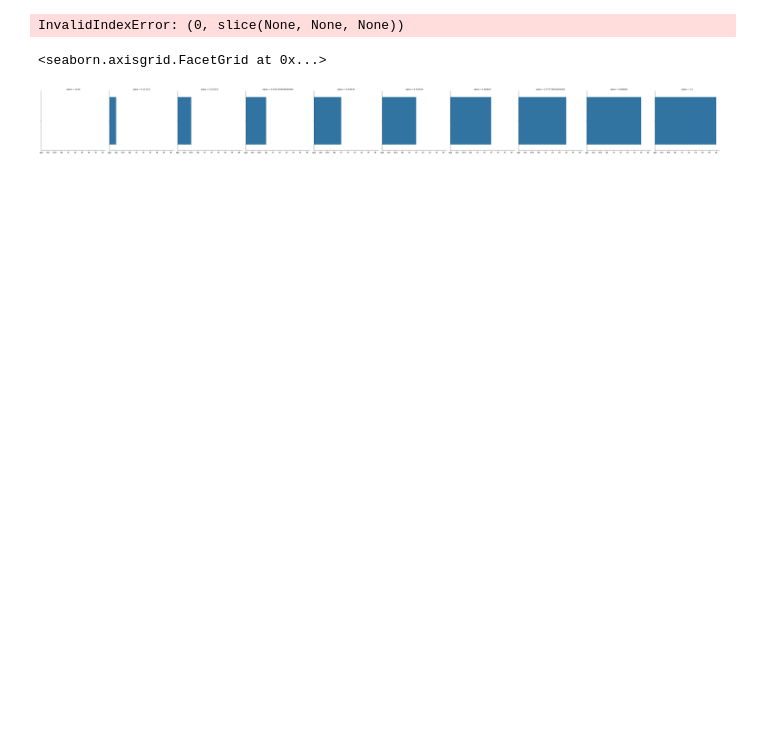
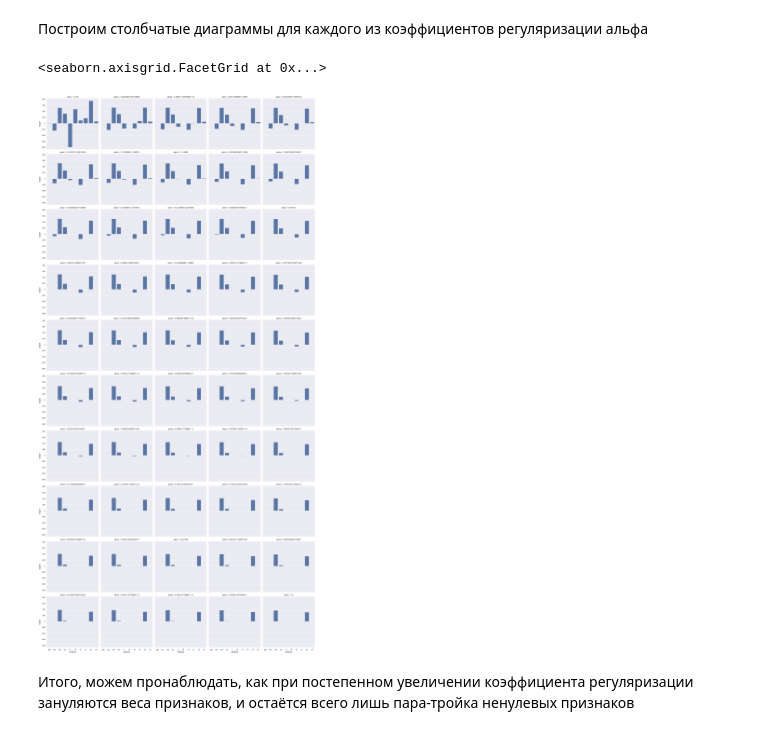
Before and after one commit to OhNoMyRook/Calculus, a Jupyter notebook: hw-5(code).ipynb, the cells around one changed output. Saved outputs shown, nothing was run; the diff lists cells and outputs as text; code cells hidden in the pictures; blank space fills up the shorter version.

```diff
--- a/hw-5(code).ipynb
+++ b/hw-5(code).ipynb
@@ -9,10 +20,10 @@ import seaborn as sns
 # %%
 data, target = load_diabetes(as_frame= True, return_X_y=True)
 a = 1e-6
-alpha_linspace = np.linspace(a, 1, 10)
-values = []
-for i in range(0,10):
+n = 50
+alpha_linspace = np.linspace(a, 1, n)
+for i in range(0,n):
     lm = Lasso(alpha_linspace[i])
     lm.fit(data, target)
-    values.append(lm.coef_.tolist())
-weights = pd.DataFrame(values, columns=data.columns.to_list())
+    weights = pd.concat([weights,pd.DataFrame(np.transpose(lm.coef_.tolist()),columns=["weight"])], ignore_index=True) #Для каждой альфы получили равное количеству признаков
+                                                                                                                       #количество весов, сгрузили в общий датафрейм
@@ -77,0 +48,3 @@ weights
+# %%
+alphas = pd.DataFrame(alpha_linspace.repeat(data.shape[1]), columns=["alpha"])
+alphas  # Получили датафрейм альф - 50 разных, каждая повторяется 10 раз, чтобы соединить таблицы с признаками, альфами и весами далее
@@ -77,0 +65,3 @@ weights
+# %%
+good_table = pd.DataFrame(data.columns.to_list()*n,columns=["category"])
+good_table  # Таблица с 10 разными признаками, умножили на количество альф, для соединения таблиц далее
@@ -78,4 +84,4 @@ weights
 # %%
-join_2 = pd.concat([good_table, weights.T], axis=1)
-join_2
+join = pd.concat([alphas, good_table, weights],axis=1)
+join
 # %% [output]
@@ -114,9 +101,9 @@ table
-# %%
-sns.barplot(data = table, x = table.columns[0:-1].to_list(), y=data[0,:], hue='alpha')
-# %% [output]
-InvalidIndexError: (0, slice(None, None, None))
+# %% [markdown]
+Построим столбчатые диаграммы для каждого из коэффициентов регуляризации альфа
 # %%
-sns.catplot(data = table, kind='bar', x = table.columns[0:-1].to_list(), col='alpha')
+sns.catplot(data = join, kind='bar', x = 'category', y = 'weight', col='alpha', col_wrap=5)
 # %% [output]
 <seaborn.axisgrid.FacetGrid at 0x...>
-[figure, old version]
+[figure, new version]
+# %% [markdown]
+Итого, можем пронаблюдать, как при постепенном увеличении коэффициента регуляризации зануляются веса признаков, и остаётся всего лишь пара-тройка ненулевых признаков
```
Also changed, not shown: parts of 14 cells of this notebook.
